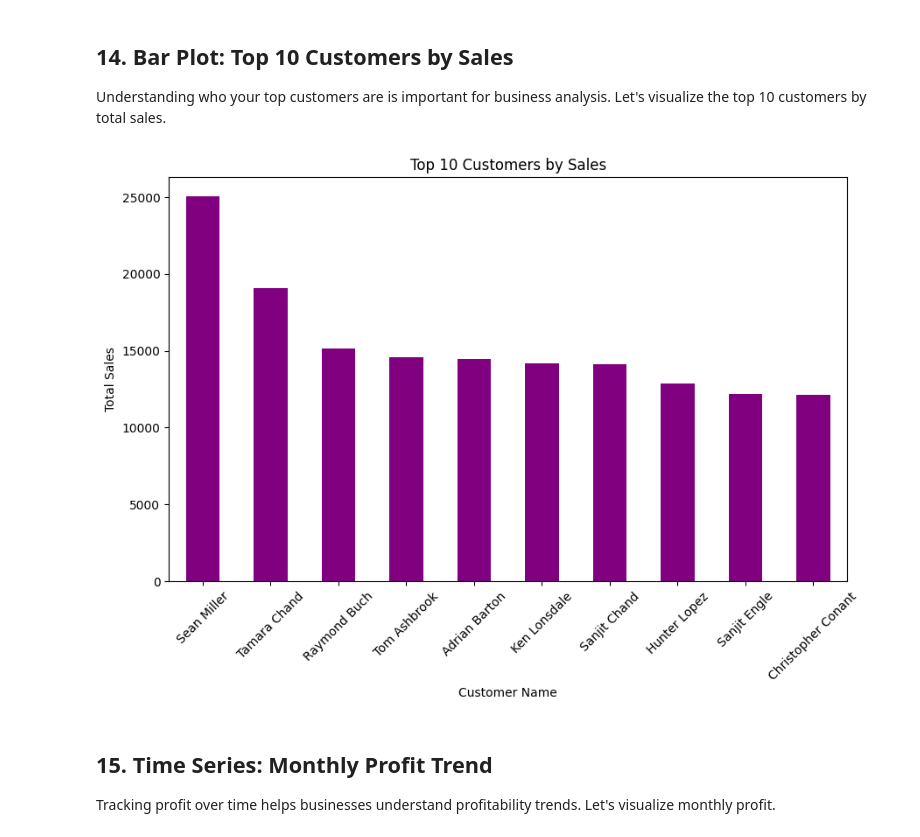
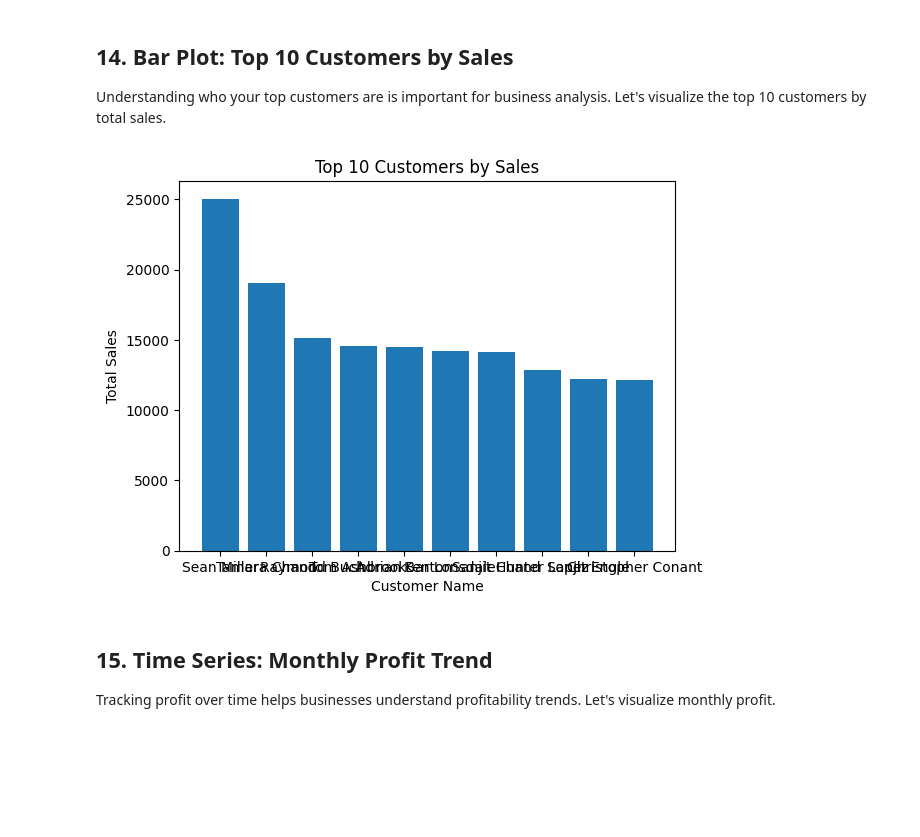
Before and after one commit to MuaazWahid/CS483HW, a Jupyter notebook: module6hw/Module6-02.ipynb, the cells around one changed output. Cells and saved outputs as stored; diff of their text form; code cells hidden in the pictures; blank space fills up the shorter version.

```diff
--- a/module6hw/Module6-02.ipynb
+++ b/module6hw/Module6-02.ipynb
@@ -257,8 +257,14 @@ plt.show()
 ## 14. Bar Plot: Top 10 Customers by Sales
 Understanding who your top customers are is important for business analysis. Let's visualize the top 10 customers by total sales.
 # %%
+bar_data = df.groupby('Customer Name')['Sales'].sum().sort_values(ascending=False)
+plt.bar(list( bar_data.index)[:10], list(bar_data.values)[:10] )
+plt.xlabel('Customer Name')
+plt.ylabel('Total Sales')
+plt.title('Top 10 Customers by Sales')
+plt.show()
 # %% [output]
-[figure, old version]
+[figure, new version]
 # %% [markdown]
 ## 15. Time Series: Monthly Profit Trend
 Tracking profit over time helps businesses understand profitability trends. Let's visualize monthly profit.
```
Also changed, not shown: parts of 2 cells of this notebook.
